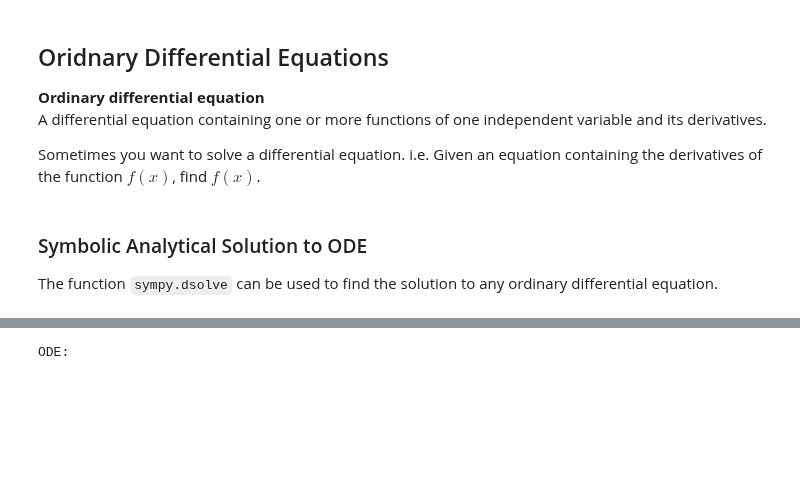
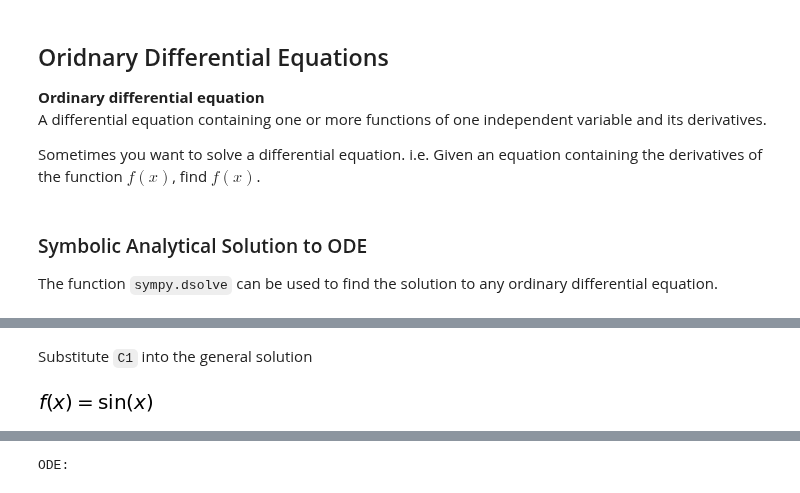
Before and after one commit to vongvanicht/Intro_to_Python, a Jupyter notebook: 08_DifferentialEquations.ipynb, the cells around one changed output, grey strips where cells are left out. Cells and saved outputs as stored; diff of their text form; code cells hidden in the pictures; blank space fills up the shorter version.

```diff
--- a/08_DifferentialEquations.ipynb
+++ b/08_DifferentialEquations.ipynb
@@ -588,0 +644,7 @@ To represent $f''(x)$
+# %% [markdown]
+Substitute `C1` into the general solution
+# %%
+ode_sol = gen_sol.subs([(const.rhs, const.lhs)])
+display (ode_sol)
+# %% [output]
+[figure, added]
```
Also changed, not shown: parts of 43 cells of this notebook.
